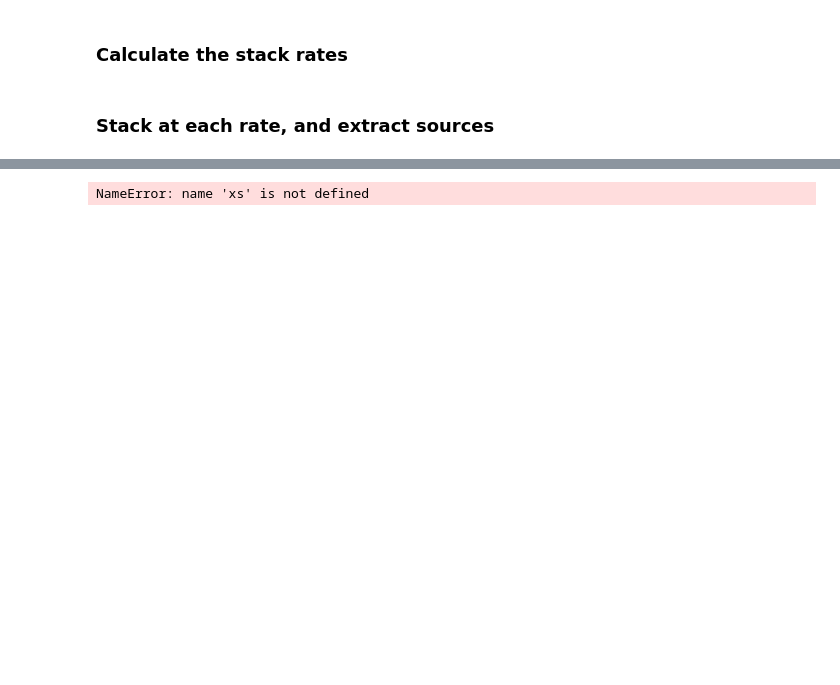
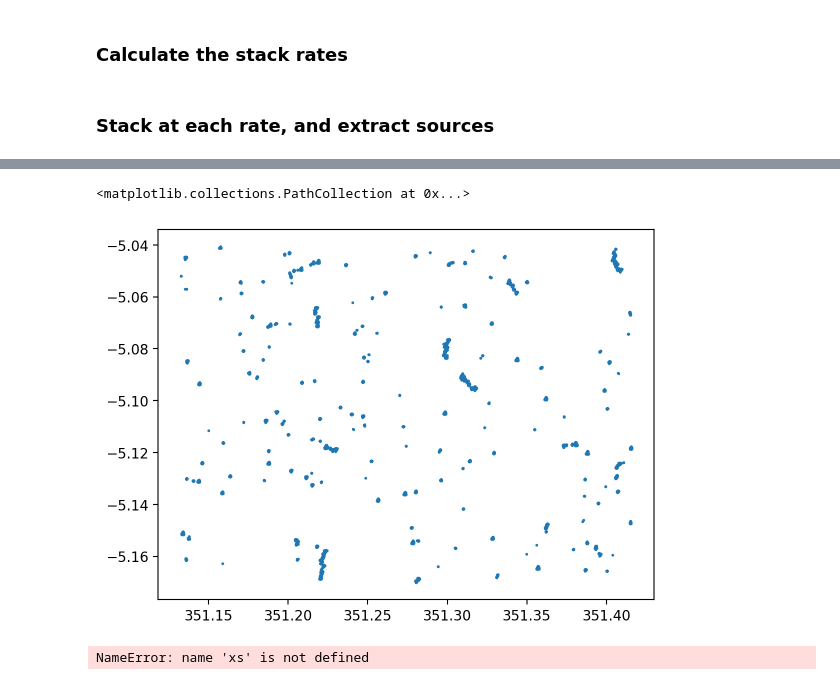
Before and after one commit to kjnapier/heliostack, a Jupyter notebook: notebooks/stack.ipynb, the cells around one changed output, grey strips where cells are left out. Cells and saved outputs as stored; diff of their text form; code cells hidden in the pictures; blank space fills up the shorter version.

```diff
--- a/notebooks/stack.ipynb
+++ b/notebooks/stack.ipynb
@@ -80,0 +82,26 @@ for ra_rate, dec_rate in zip(ra_rates, dec_rates):
+# %%
+catalog = []
+for ra_rate, dec_rate in zip(ra_rates, dec_rates):
+    s, wcs = sequence.stack(ra_rate, dec_rate, reference_epoch=reference_index, EDGE_CUT_PIXELS=250, pixel_scale=0.27)
+    sources = sep.extract(np.float32(s.cpu().numpy()), 2, filter_type='matched')
+    if len(sources) == 0:
+        continue
+
+    sources = pd.DataFrame(sources)
+
+    # Can put in a neural net layer here
+
+    # Add in the ra, dec, ra_rate, dec_rate
+    sources['ra_rate'] = ra_rate
+    sources['dec_rate'] = dec_rate
+    ras, decs = wcs.all_pix2world(sources['x'], sources['y'], 0)
+    sources['ra'] = ras
+    sources['dec'] = decs
+
+    # for source in sources.itertuples():
+    #     fig, ax = plt.subplots(1, 1, figsize=(2, 2))
+    #     ax.imshow(s[int(source.y)-10:int(source.y)+10, int(source.x)-10:int(source.x)+10].cpu().numpy(), origin='lower')
+
+    catalog.append(pd.DataFrame(sources))
+
+catalog = pd.concat(catalog)
@@ -81,3 +116,8 @@ for ra_rate, dec_rate in zip(ra_rates, dec_rates):
+# %%
+plt.scatter(catalog['ra'], catalog['dec'], s=1)
+# %% [output]
+<matplotlib.collections.PathCollection at 0x...>
+[figure, added]
 # %%
 N = 3
 M = int(np.ceil(len(xs) / N))
```
Also changed, not shown: parts of 6 cells of this notebook, 2 other files.
